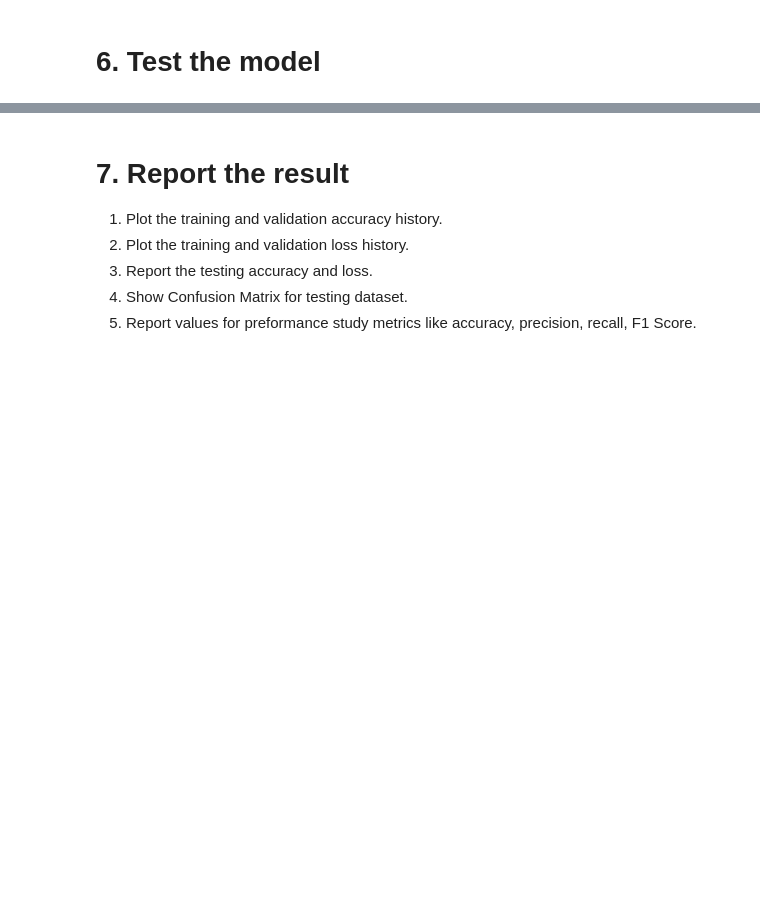
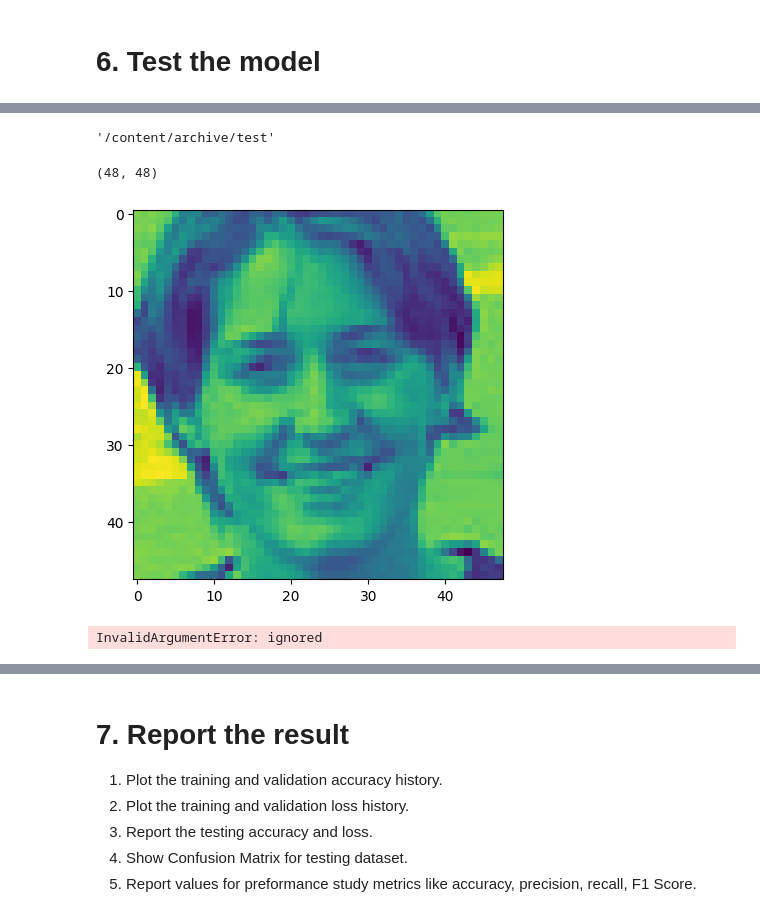
Before and after one commit to infi69/Hello-world, a Jupyter notebook: DL_Assignment2_CNN.ipynb, the cells around one changed output, grey strips where cells are left out. Saved outputs shown, nothing was run; the diff lists cells and outputs as text; code cells hidden in the pictures; blank space fills up the shorter version.

```diff
--- a/DL_Assignment2_CNN.ipynb
+++ b/DL_Assignment2_CNN.ipynb
@@ -436,0 +402,18 @@ Test Accuracy: 0.10780216008424759
+# %%
+test_dir
+# %% [output]
+'/content/archive/test'
+# %%
+from keras.utils import load_img
+img = load_img("/content/archive/test/happy/PrivateTest_3579299.jpg",target_size = (48,48),color_mode = "grayscale")
+img = np.array(img)
+plt.imshow(img)
+print(img.shape)
+# %% [output]
+(48, 48)
+[figure, added]
+# %%
+test_image = img_to_array(img)
+result = model2.predict(test_image)
+# %% [output]
+InvalidArgumentError: ignored
```
Also changed, not shown: parts of 15 cells of this notebook.
